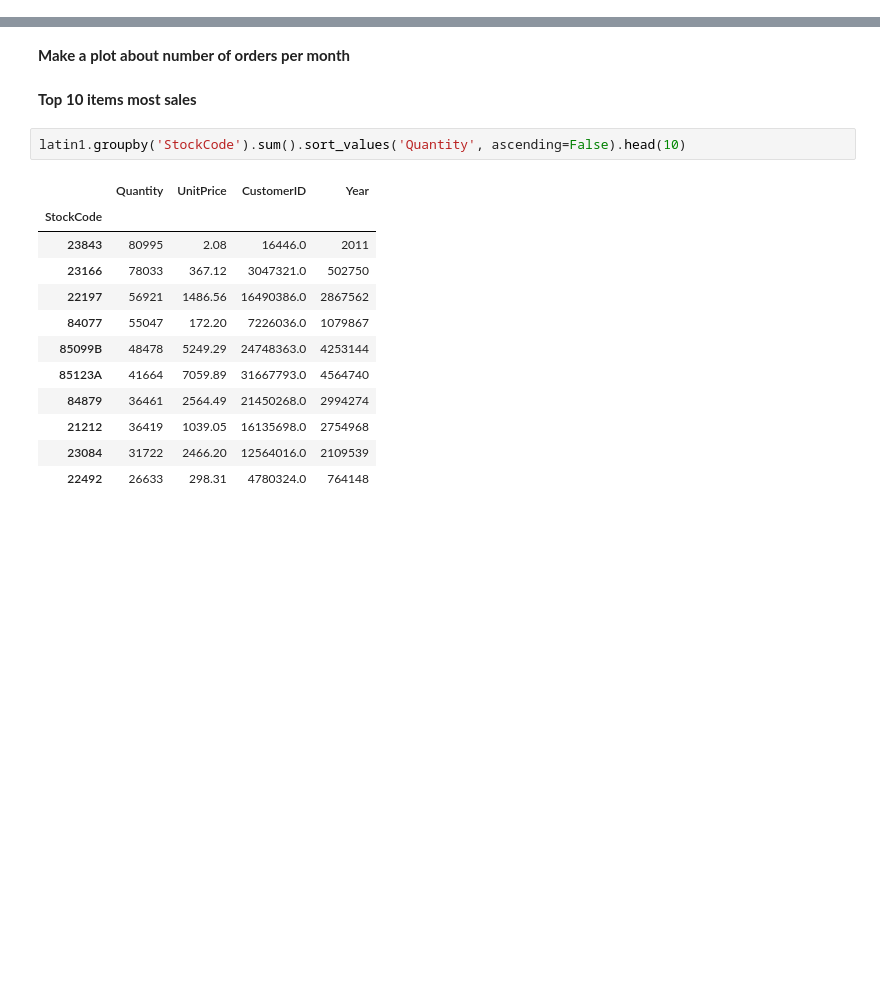
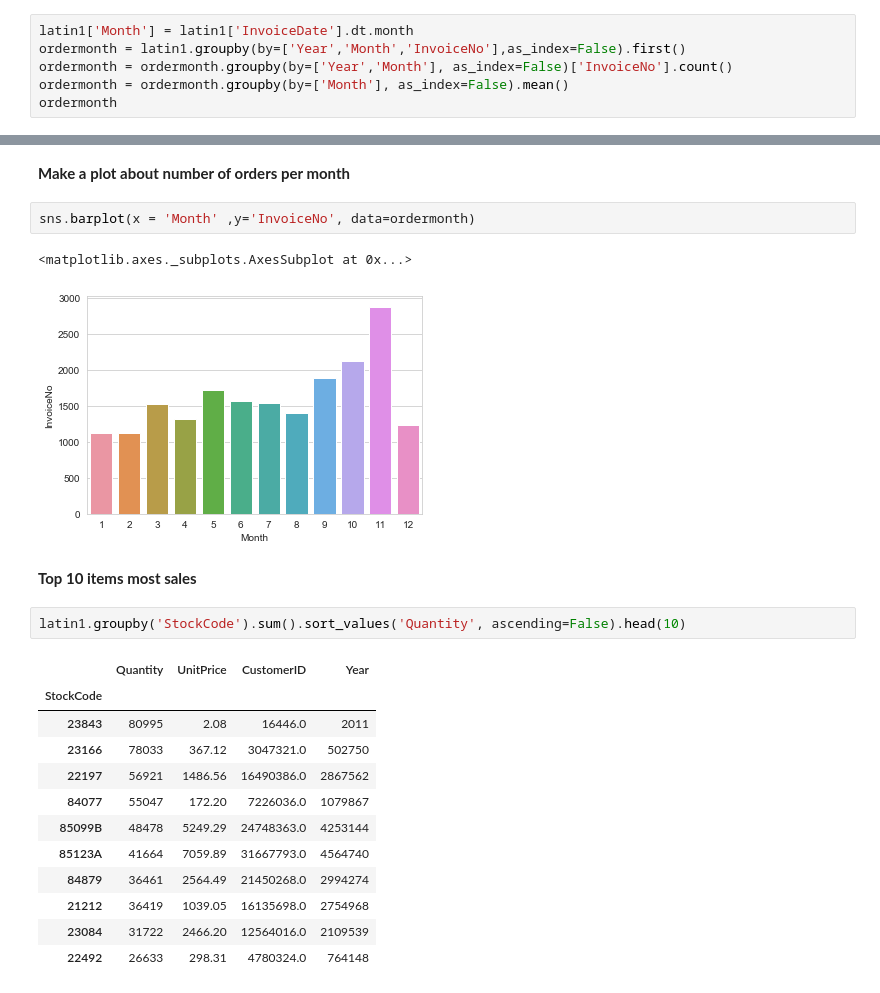
Before and after one commit to truongvihuy/Week3Assignment, a Jupyter notebook: Trương Vĩ Huy - Assignment Week 3 - Data Science.ipynb, the cells around one changed output, grey strips where cells are left out. Drawn from its saved outputs; the diff is of its cells as text; blank space fills up the shorter version.

```diff
--- a/Trương Vĩ Huy - Assignment Week 3 - Data Science.ipynb
+++ b/Trương Vĩ Huy - Assignment Week 3 - Data Science.ipynb
@@ -266,2 +289,8 @@ latin1.groupby('Year').sum().sort_values('UnitPrice', ascending=False).head(1)
 # %% [markdown]
 **How many orders (per month)?**
+# %%
+latin1['Month'] = latin1['InvoiceDate'].dt.month
+ordermonth = latin1.groupby(by=['Year','Month','InvoiceNo'],as_index=False).first()
+ordermonth = ordermonth.groupby(by=['Year','Month'], as_index=False)['InvoiceNo'].count()
+ordermonth = ordermonth.groupby(by=['Month'], as_index=False).mean()
+ordermonth
@@ -268,5 +311,10 @@ latin1.groupby('Year').sum().sort_values('UnitPrice', ascending=False).head(1)
 # %% [markdown]
 **Make a plot about number of orders per month**
+# %%
+sns.barplot(x = 'Month' ,y='InvoiceNo', data=ordermonth)
+# %% [output]
+<matplotlib.axes._subplots.AxesSubplot at 0x...>
+[figure, added]
 # %% [markdown]
 **Top 10 items most sales**
 # %%
```
Also changed, not shown: parts of 6 cells of this notebook.
